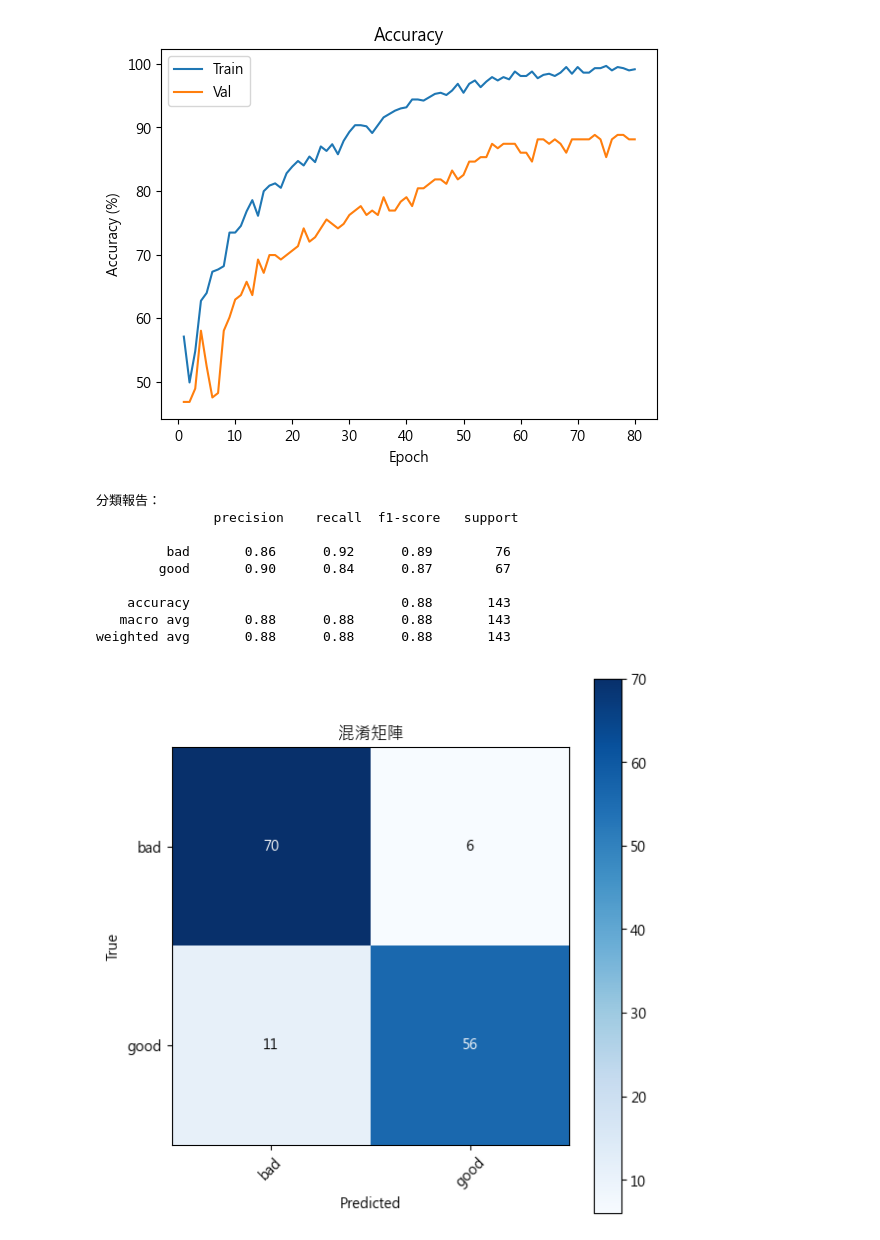
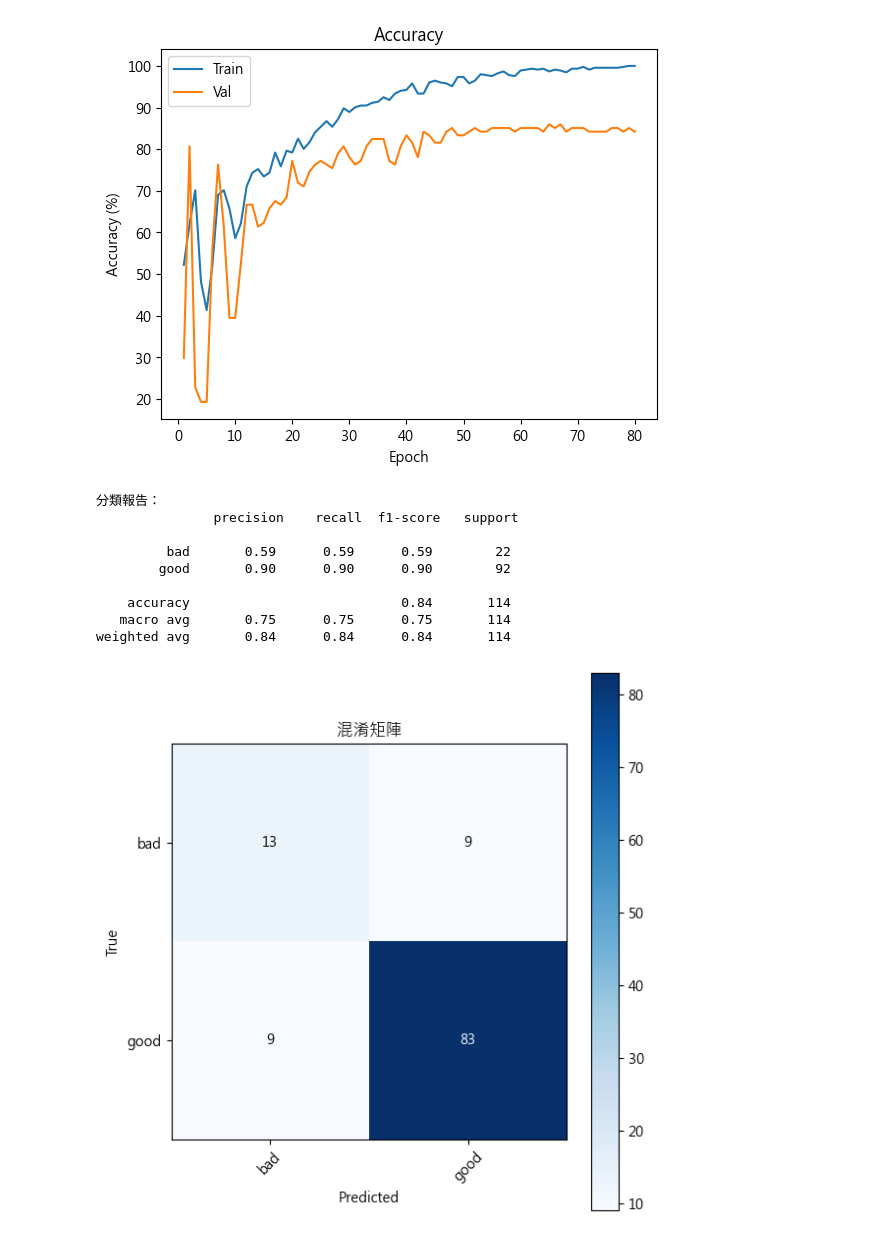
Before and after one commit to dada8173/Good-or-Bad-CoffeeBeans, a Jupyter notebook: use_cnn_train.ipynb, the cells around one changed output. Drawn from its saved outputs; the diff is of its cells as text; code cells hidden in the pictures.

```diff
--- a/use_cnn_train.ipynb
+++ b/use_cnn_train.ipynb
@@ -1,6 +1,6 @@
 # %%
 # ========= 0. 全域參數 =========
-bean_type   = "ethiopia_washed"         # ← 想換其他豆種直接改
+bean_type   = "honduras_natural"         # ← 想換其他豆種直接改
 use_noback  = True                      # True → 使用 *_Noback 資料夾
 subfolder   = "corp_augmented_dataNoback" if use_noback else "corp_augmented_data"
 dataset_path = f"coffee_beans_data/{bean_type}/{subfolder}"
@@ -46,15 +46,15 @@ class EarlyStopping:
         self.verbose   = verbose
         self.delta     = delta
         self.counter   = 0
-        self.best_acc  = None
+        self.best_loss = None
         self.early_stop = False
         self.best_model_state = None
 
-    def __call__(self, acc, model):
-        if self.best_acc is None or acc > self.best_acc + self.delta:
-            if self.verbose and self.best_acc is not None:
-                print(f"✅ 驗證準確度提升: {self.best_acc:.2f}% → {acc:.2f}%，重置早停計數器")
-            self.best_acc = acc
+    def __call__(self, val_loss, model):
+        if self.best_loss is None or val_loss < self.best_loss - self.delta:
+            if self.verbose and self.best_loss is not None:
+                print(f"✅ 驗證 loss 降低: {self.best_loss:.4f} → {val_loss:.4f}，重置早停計數器")
+            self.best_loss = val_loss
             self.best_model_state = model.state_dict()
             self.counter = 0
         else:
@@ -203,14 +203,23 @@ def main():
     print(f"類別對應：{dataset.class_to_idx}")
 
     # 建模
+    # 計算每個類別的樣本數
+    class_counts = [0] * num_classes
+    for _, label in dataset.samples:
+        class_counts[label] += 1
+    class_weights = [0 if c == 0 else 1.0 / c for c in class_counts]
+    # 正規化權重
+    total = sum(class_weights)
+    class_weights = [w / total * num_classes for w in class_weights]
+    class_weights_tensor = torch.tensor(class_weights, dtype=torch.float).to(device)
+
     model = get_model(model_name, num_classes, img_size).to(device)
-    criterion = nn.CrossEntropyLoss()
+    criterion = nn.CrossEntropyLoss(weight=class_weights_tensor)
     optimizer = optim.Adam(model.parameters(), lr=lr)
     stopper = EarlyStopping(patience=16, verbose=True)
 
     history = {"train_loss": [], "train_acc": [], "val_loss": [], "val_acc": []}
 
-    # 訓練迴圈
     for epoch in range(1, num_epochs+1):
         t_loss, t_acc = train_one_epoch(model, train_loader, criterion, optimizer, device)
         v_loss, v_acc = validate(model, test_loader, criterion, device)
@@ -222,7 +231,7 @@ def main():
         history["train_loss"].append(t_loss); history["train_acc"].append(t_acc)
         history["val_loss"].append(v_loss);   history["val_acc"].append(v_acc)
 
-        stopper(v_acc, model)
+        stopper(v_loss, model)
         if stopper.early_stop:
             print("🛑 觸發早停，停止訓練")
             break
@@ -262,11 +271,11 @@ if __name__ == "__main__":
-[figure, old version]
+[figure, new version]
 分類報告：
                precision    recall  f1-score   support
 
-         bad       0.86      0.92      0.89        76
-        good       0.90      0.84      0.87        67
+         bad       0.59      0.59      0.59        22
+        good       0.90      0.90      0.90        92
 
-    accuracy                           0.88       143
-   macro avg       0.88      0.88      0.88       143
-weighted avg       0.88      0.88      0.88       143
+    accuracy                           0.84       114
+   macro avg       0.75      0.75      0.75       114
+weighted avg       0.84      0.84      0.84       114
-[figure, old version]
+[figure, new version]
```
Also changed, not shown: parts of 1 cell of this notebook.
